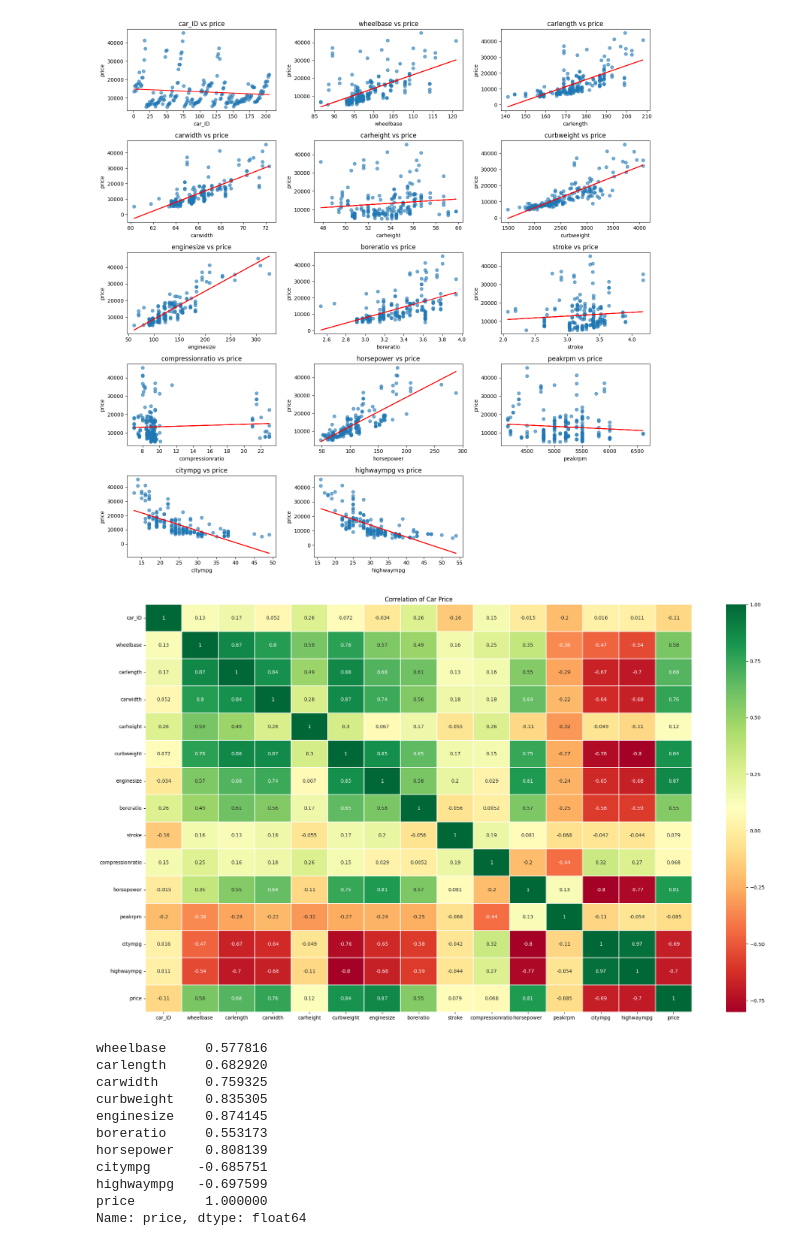
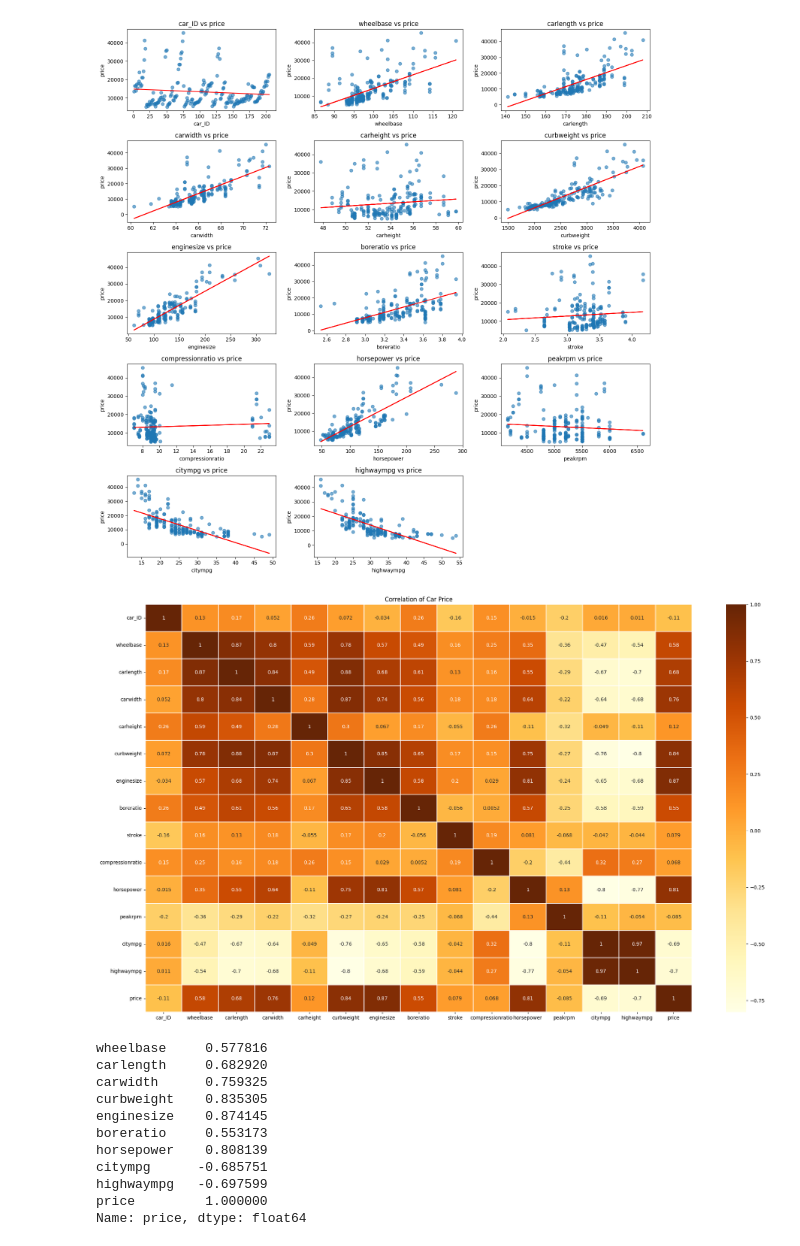
Before and after one commit to t1pen/MeXEE402_Midterms_StephenGabrielAlojado_JairusSunga, a Jupyter notebook: Linear Regression/CarPrice_Linear_Regression.ipynb, the cells around one changed output. Saved outputs shown, nothing was run; the diff lists cells and outputs as text; code cells hidden in the pictures.

```diff
--- a/Linear Regression/CarPrice_Linear_Regression.ipynb
+++ b/Linear Regression/CarPrice_Linear_Regression.ipynb
@@ -354,11 +355,11 @@ plt.show()
 # %%
 data_corr=cars.select_dtypes(include=['int64','float64']).corr()
 plt.figure(figsize=(25,15))
-sns.heatmap(data_corr,annot=True,cmap='RdYlGn', linewidths=0.01)
+sns.heatmap(data_corr,annot=True,cmap='YlOrBr', linewidths=0.01)
 plt.title('Correlation of Car Price')
 plt.show()
 # %% [output]
-[figure, old version]
+[figure, new version]
 # %%
 data_corr['price'][(data_corr['price'] > 0.5) | (data_corr['price'] < -0.5)]
 # %% [output]
```
Also changed, not shown: parts of 2 cells of this notebook.
